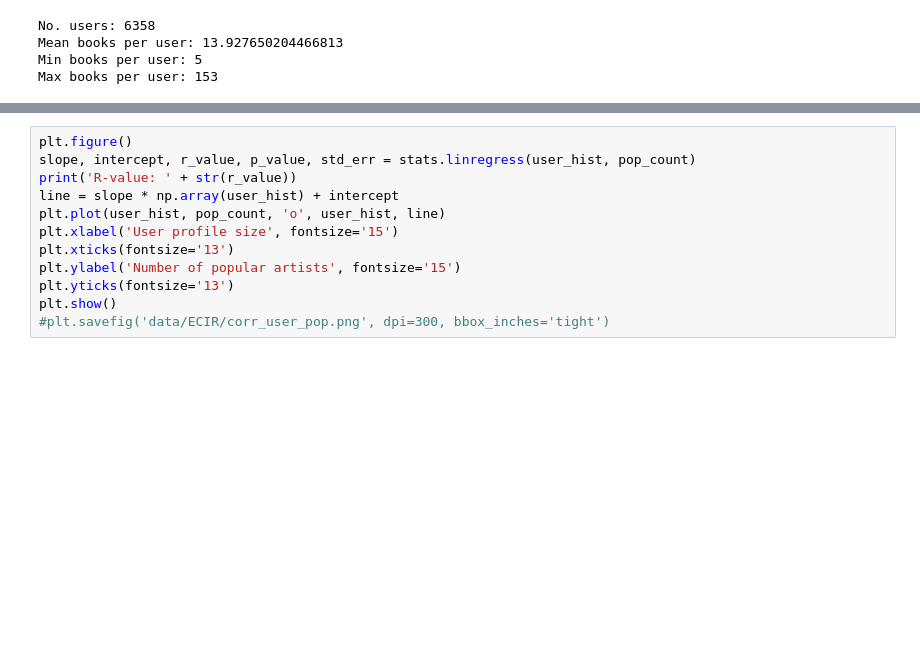
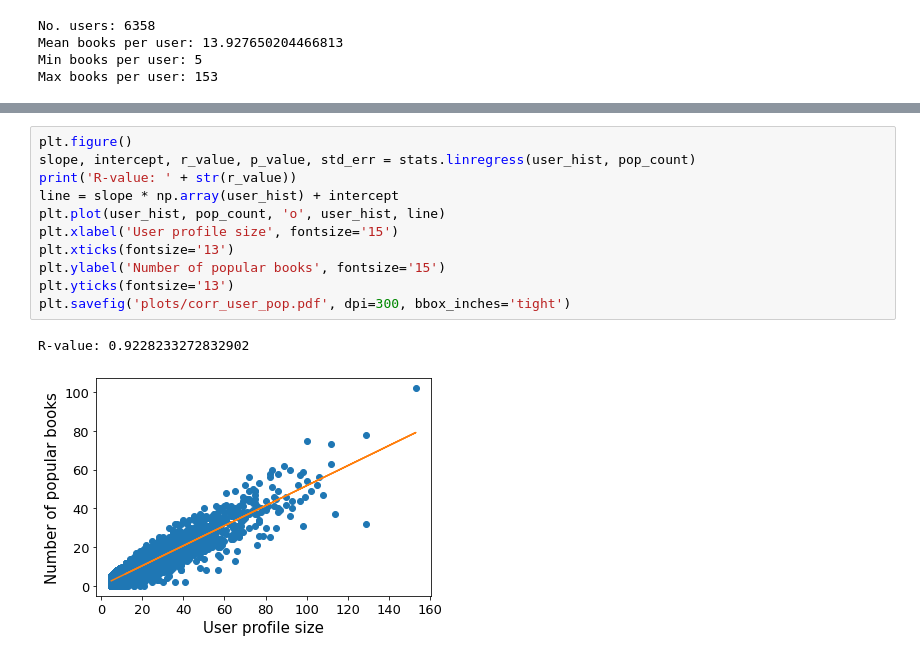
Before and after one commit to rahmanidashti/FairBook, a Jupyter notebook: book_fairness.ipynb, the cells around one changed output, grey strips where cells are left out. Saved outputs shown, nothing was run; the diff lists cells and outputs as text; blank space fills up the shorter version.

```diff
--- a/book_fairness.ipynb
+++ b/book_fairness.ipynb
@@ -161,12 +176,14 @@ plt.show()
 # %%
 plt.figure()
 slope, intercept, r_value, p_value, std_err = stats.linregress(user_hist, pop_count)
 print('R-value: ' + str(r_value))
 line = slope * np.array(user_hist) + intercept
 plt.plot(user_hist, pop_count, 'o', user_hist, line)
 plt.xlabel('User profile size', fontsize='15')
 plt.xticks(fontsize='13')
-plt.ylabel('Number of popular artists', fontsize='15')
+plt.ylabel('Number of popular books', fontsize='15')
 plt.yticks(fontsize='13')
-plt.show()
-#plt.savefig('data/ECIR/corr_user_pop.png', dpi=300, bbox_inches='tight')
+plt.savefig('plots/corr_user_pop.pdf', dpi=300, bbox_inches='tight')
+# %% [output]
+R-value: 0.9228233272832902
+[figure, added]
```
Also changed, not shown: parts of 12 cells of this notebook, 7 other files.
